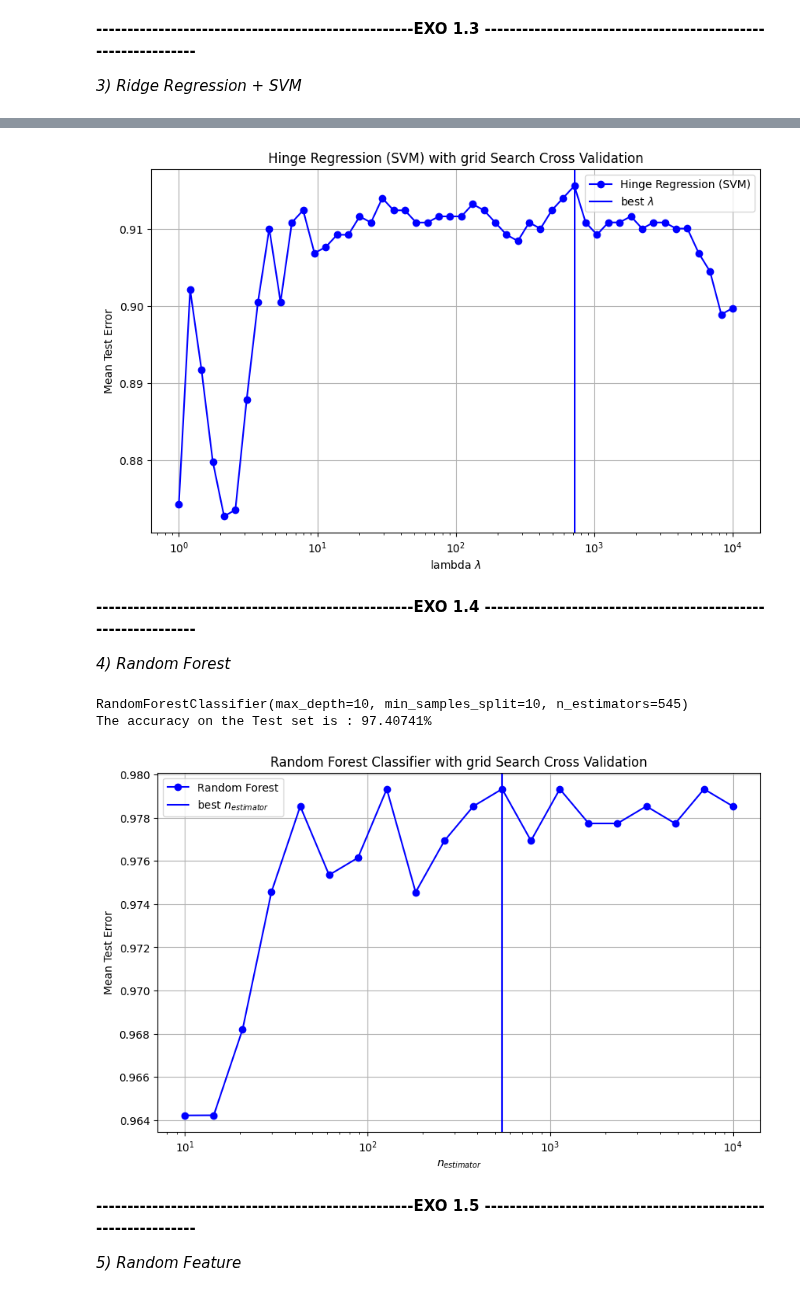
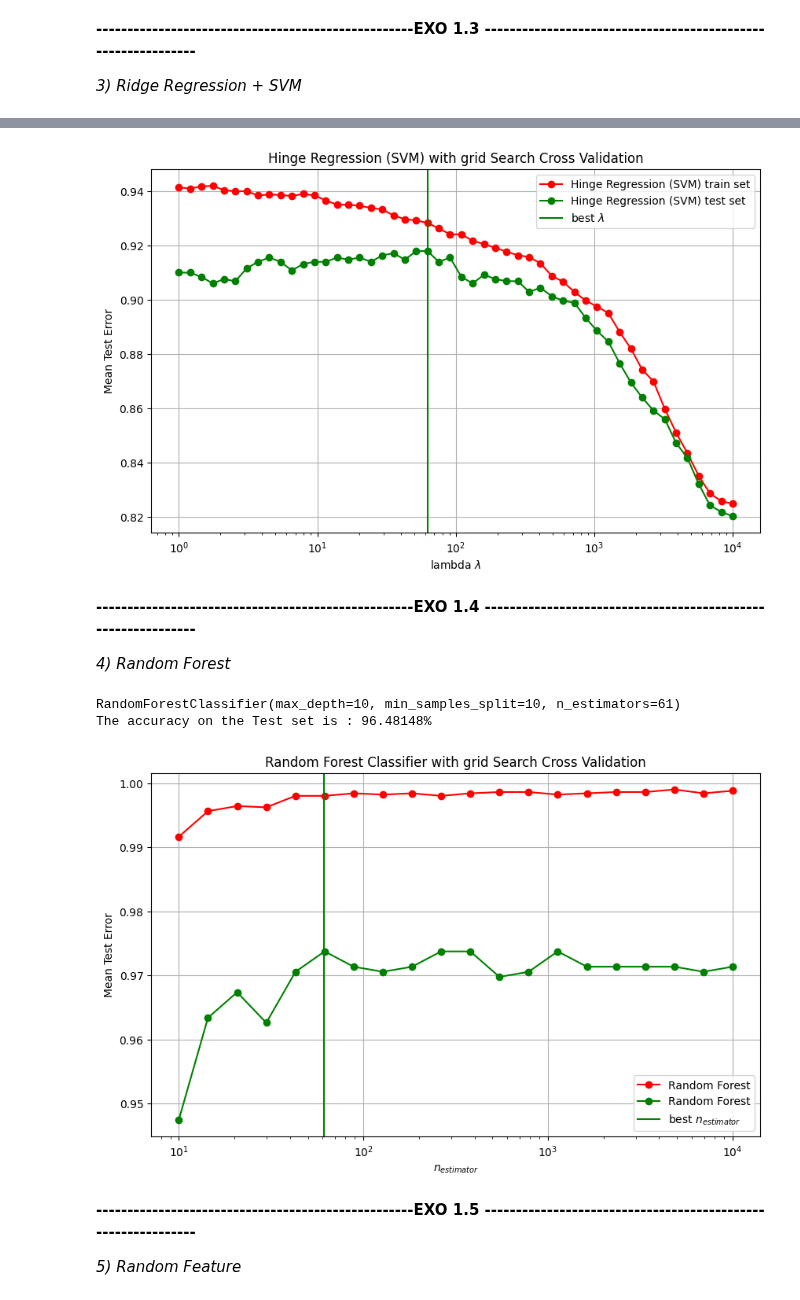
Before and after one commit to fpalmisa/FundamentalLearningEPFL, a Jupyter notebook: Homework 2/Homework2.ipynb, the cells around one changed output, grey strips where cells are left out. Drawn from its saved outputs; the diff is of its cells as text; code cells hidden in the pictures.

```diff
--- a/Homework 2/Homework2.ipynb
+++ b/Homework 2/Homework2.ipynb
@@ -99,3 +102,7 @@ We see that the both subsets have roughly the same proportion of labelled number
+# %%
+scaler = StandardScaler()
+x_train = scaler.fit_transform(x_train)
+x_test = scaler.transform(x_test)
 # %% [markdown]
 **---------------------------------------------------EXO 1.2 -------------------------------------------------------------**
 
@@ -107,8 +114,9 @@ log_reg_l1 = LogisticRegression(penalty = 'l1',solver = 'liblinear')
 
 parameters_logregl1 = {'C' :  1/np.logspace(-1,4,nbre_step)}
 
-cv_logregl1 = GridSearchCV(log_reg_l1, parameters_logregl1, scoring = 'accuracy', cv = 5)
-cv_logregl1.fit(x_train, y_train)
+folds = KFold(n_splits = 5, shuffle = True, random_state = 10)
+cv_logregl1 = GridSearchCV(log_reg_l1, parameters_logregl1, scoring = 'accuracy', cv = folds, return_train_score = True)
+grid_result = cv_logregl1.fit(x_train, y_train)
 
 cvopt_logregl1 = cv_logregl1.best_estimator_
 cvopt_logregl1.fit(x_train,y_train)
@@ -122,7 +130,8 @@ log_reg_l2 = LogisticRegression(penalty = 'l2',solver = 'liblinear')
 
 parameters_logregl2 = {'C' :  1/np.logspace(-1,4,nbre_step)}
 
-cv_logregl2 = GridSearchCV(log_reg_l2, parameters_logregl2, scoring = 'accuracy', cv = 5)
+folds = KFold(n_splits = 5, shuffle = True, random_state = 10)
+cv_logregl2 = GridSearchCV(log_reg_l2, parameters_logregl2, scoring = 'accuracy', cv = folds, return_train_score = True)
 cv_logregl2.fit(x_train, y_train)
 
 cvopt_logregl2 = cv_logregl2.best_estimator_
@@ -174,7 +198,8 @@ ridge = RidgeClassifier()
 
 parameters_ridge = {'alpha' :  np.logspace(1,7,nbre_step)/2}
 
-cv_ridge = GridSearchCV(ridge, parameters_ridge, scoring = 'accuracy', cv = 5)
+folds = KFold(n_splits = 5, shuffle = True, random_state = 10)
+cv_ridge = GridSearchCV(ridge, parameters_ridge, scoring = 'accuracy', cv = folds, return_train_score = True)
 cv_ridge.fit(x_train, y_train)
 
 cvopt_ridge= cv_ridge.best_estimator_
@@ -212,7 +239,8 @@ SVM = LinearSVC(loss = 'hinge') #take max_iter really big in order to don't have
 
 parameters_SVM = {'C' :  1/np.logspace(0,4,nbre_step)}
 
-cv_SVM = GridSearchCV(SVM, parameters_SVM, scoring = 'accuracy', cv = 5)
+folds = KFold(n_splits = 5, shuffle = True, random_state = 10)
+cv_SVM = GridSearchCV(SVM, parameters_SVM, scoring = 'accuracy', cv = folds, return_train_score = True)
 cv_SVM.fit(x_train, y_train)
 
 cvopt_SVM= cv_SVM.best_estimator_
@@ -228,18 +256,20 @@ The accuracy on the Test set is : 91.29630%
 # %%
 mean_test_SVM = cv_SVM.cv_results_['mean_test_score']
+mean_train_SVM = cv_SVM.cv_results_['mean_train_score']
 
 lambda_ = np.logspace(0,4,nbre_step)
 plt.figure(figsize= (10,6))
-plt.semilogx(lambda_, mean_test_SVM, label='Hinge Regression (SVM)', color = 'blue', marker = 'o')
-plt.axvline(1/cv_SVM.best_params_['C'], color = 'blue', label = 'best $\lambda$ ')
+plt.semilogx(lambda_, mean_train_SVM, label='Hinge Regression (SVM) train set', color = 'red', marker = 'o')
+plt.semilogx(lambda_, mean_test_SVM, label='Hinge Regression (SVM) test set', color = 'green', marker = 'o')
+plt.axvline(1/cv_SVM.best_params_['C'], color = 'green', label = 'best $\lambda$ ')
 plt.xlabel('lambda $\lambda$')
 plt.ylabel('Mean Test Error')
 plt.legend()
 plt.title('Hinge Regression (SVM) with grid Search Cross Validation')
 plt.grid()
 plt.show()
 # %% [output]
-[figure, old version]
+[figure, new version]
 # %% [markdown]
 **---------------------------------------------------EXO 1.4 -------------------------------------------------------------**
 
@@ -251,8 +281,8 @@ RandomForest = RandomForestClassifier(max_depth = 10, min_samples_split = 10)
 
 para_RF ={'n_estimators' : np.logspace(1,4,nbre_step).astype(int)}
 
-
-cv_RF = GridSearchCV(RandomForest, para_RF, cv = 5)
+folds = KFold(n_splits = 5, shuffle = True, random_state = 10)
+cv_RF = GridSearchCV(RandomForest, para_RF, cv = folds,  return_train_score = True)
 cv_RF.fit(x_train, y_train)
 
 cvopt_RF= cv_RF.best_estimator_
@@ -263,15 +293,16 @@ accuracy_RF = cvopt_RF.score(x_test, y_test)
 print(cvopt_RF)
 print(f"The accuracy on the Test set is : {accuracy_RF*100:.5f}%")
 # %% [output]
-RandomForestClassifier(max_depth=10, min_samples_split=10, n_estimators=545)
-The accuracy on the Test set is : 97.40741%
+RandomForestClassifier(max_depth=10, min_samples_split=10, n_estimators=61)
+The accuracy on the Test set is : 96.48148%
 # %%
 mean_test_RF = cv_RF.cv_results_['mean_test_score']
-
+mean_train_RF = cv_RF.cv_results_['mean_train_score']
 lambda_ = np.logspace(1,4,nbre_step)
 plt.figure(figsize= (10,6))
-plt.semilogx(lambda_, mean_test_RF, label='Random Forest', color = 'blue', marker = 'o')
-plt.axvline(cv_RF.best_params_['n_estimators'], color = 'blue', label = 'best $n_{estimator}$ ')
+plt.semilogx(lambda_, mean_train_RF, label='Random Forest', color = 'red', marker = 'o')
+plt.semilogx(lambda_, mean_test_RF, label='Random Forest', color = 'green', marker = 'o')
+plt.axvline(cv_RF.best_params_['n_estimators'], color = 'green', label = 'best $n_{estimator}$ ')
 plt.xlabel('$n_{estimator}$')
 plt.ylabel('Mean Test Error')
 plt.legend()
@@ -279,7 +310,7 @@ plt.title('Random Forest Classifier with grid Search Cross Validation')
 plt.grid()
 plt.show()
 # %% [output]
-[figure, old version]
+[figure, new version]
 # %% [markdown]
 **---------------------------------------------------EXO 1.5 -------------------------------------------------------------**
 
```
Also changed, not shown: parts of 27 cells of this notebook.
